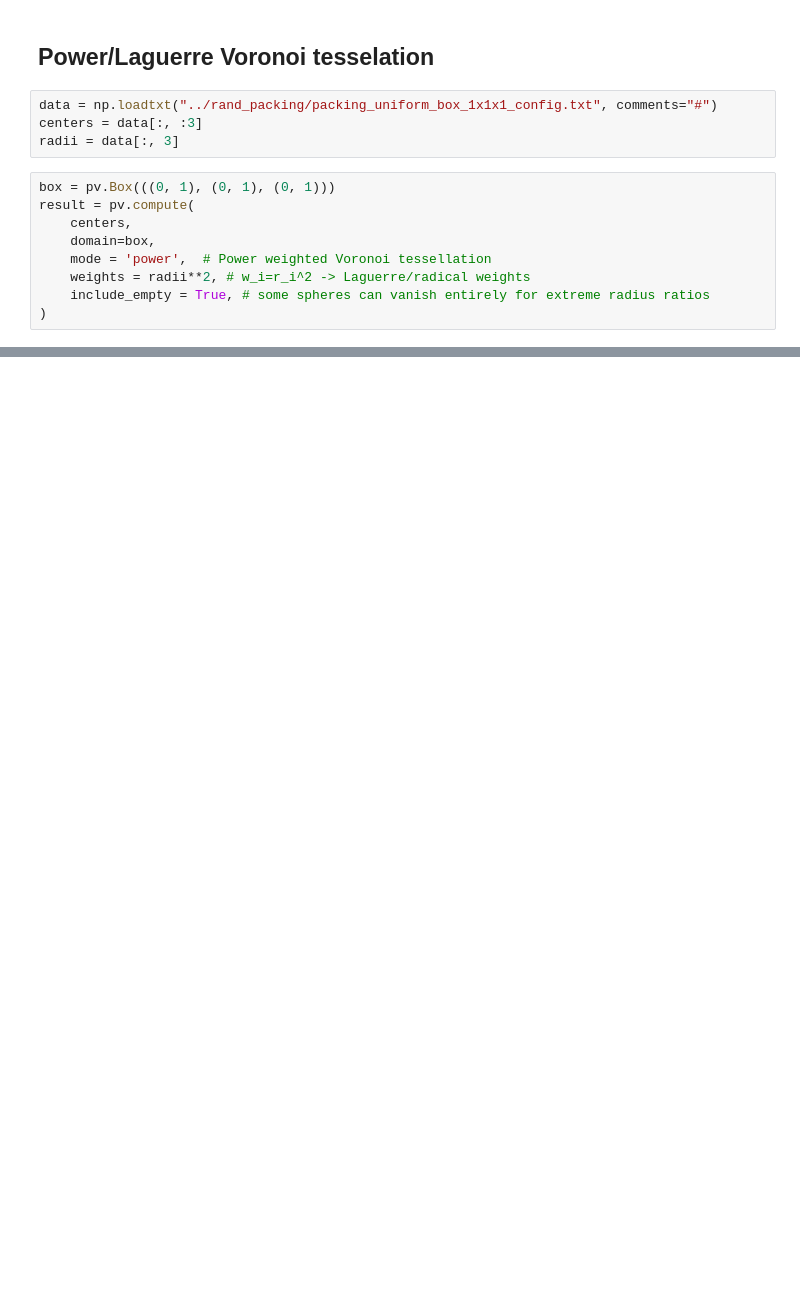
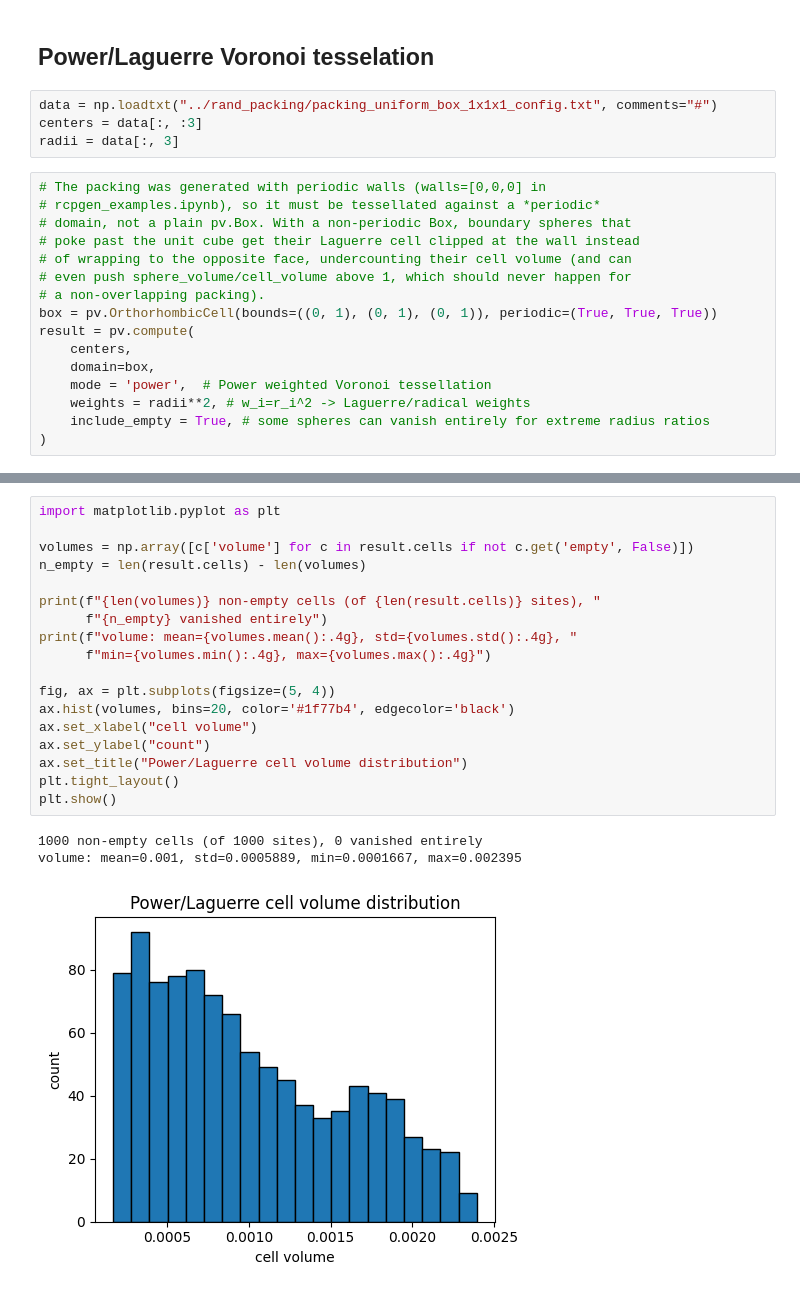
Before and after one commit to calvar/aerogels, a Jupyter notebook: reproduce_paper/tessellation/pyvoro2examples.ipynb, the cells around one changed output, grey strips where cells are left out. Saved outputs shown, nothing was run; the diff lists cells and outputs as text; blank space fills up the shorter version.

```diff
--- a/reproduce_paper/tessellation/pyvoro2examples.ipynb
+++ b/reproduce_paper/tessellation/pyvoro2examples.ipynb
@@ -23,7 +41,14 @@ data = np.loadtxt("../rand_packing/packing_uniform_box_1x1x1_config.txt", commen
 centers = data[:, :3]
 radii = data[:, 3]
 # %%
-box = pv.Box(((0, 1), (0, 1), (0, 1)))
+# The packing was generated with periodic walls (walls=[0,0,0] in
+# rcpgen_examples.ipynb), so it must be tessellated against a *periodic*
+# domain, not a plain pv.Box. With a non-periodic Box, boundary spheres that
+# poke past the unit cube get their Laguerre cell clipped at the wall instead
+# of wrapping to the opposite face, undercounting their cell volume (and can
+# even push sphere_volume/cell_volume above 1, which should never happen for
+# a non-overlapping packing).
+box = pv.OrthorhombicCell(bounds=((0, 1), (0, 1), (0, 1)), periodic=(True, True, True))
 result = pv.compute(
     centers,
     domain=box,
@@ -50,0 +99,22 @@ v.write_html("power_tessellation.html")
+# %%
+import matplotlib.pyplot as plt
+
+volumes = np.array([c['volume'] for c in result.cells if not c.get('empty', False)])
+n_empty = len(result.cells) - len(volumes)
+
+print(f"{len(volumes)} non-empty cells (of {len(result.cells)} sites), "
+      f"{n_empty} vanished entirely")
+print(f"volume: mean={volumes.mean():.4g}, std={volumes.std():.4g}, "
+      f"min={volumes.min():.4g}, max={volumes.max():.4g}")
+
+fig, ax = plt.subplots(figsize=(5, 4))
+ax.hist(volumes, bins=20, color='#1f77b4', edgecolor='black')
+ax.set_xlabel("cell volume")
+ax.set_ylabel("count")
+ax.set_title("Power/Laguerre cell volume distribution")
+plt.tight_layout()
+plt.show()
+# %% [output]
+1000 non-empty cells (of 1000 sites), 0 vanished entirely
+volume: mean=0.001, std=0.0005889, min=0.0001667, max=0.002395
+[figure, added]
```
Also changed, not shown: parts of 9 cells of this notebook, 11 other files.
